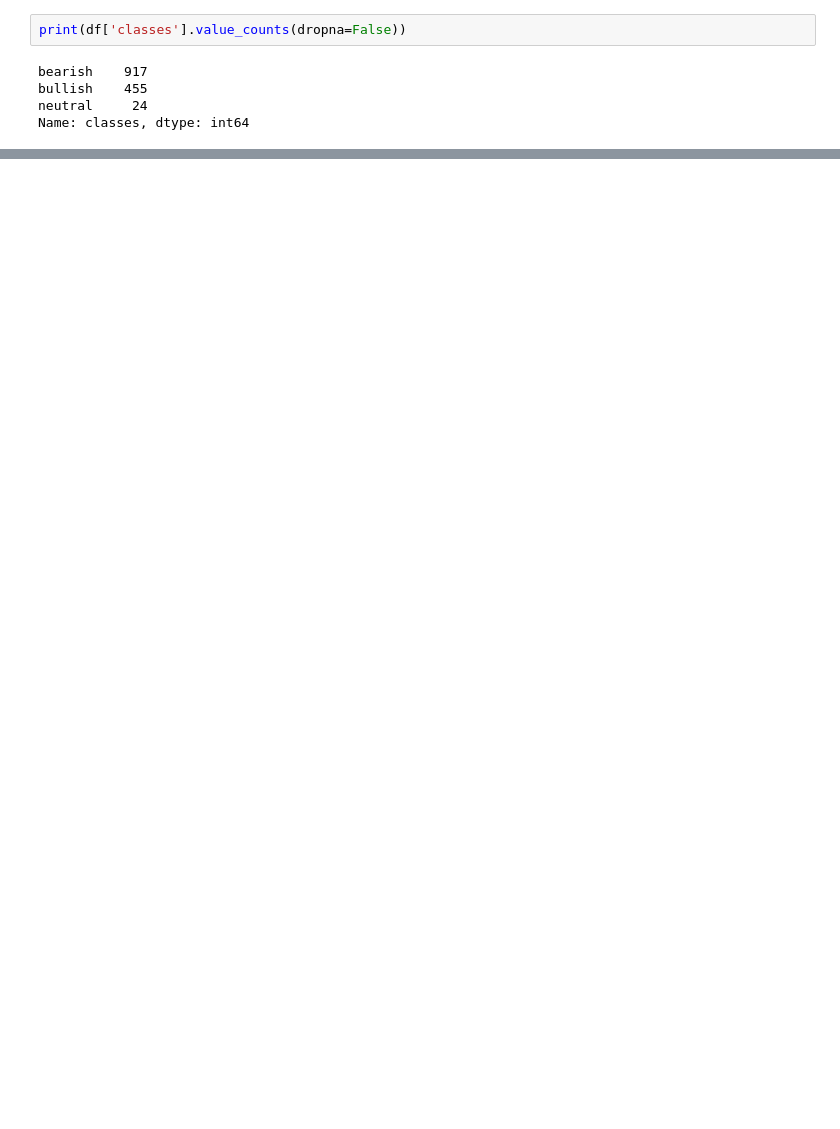
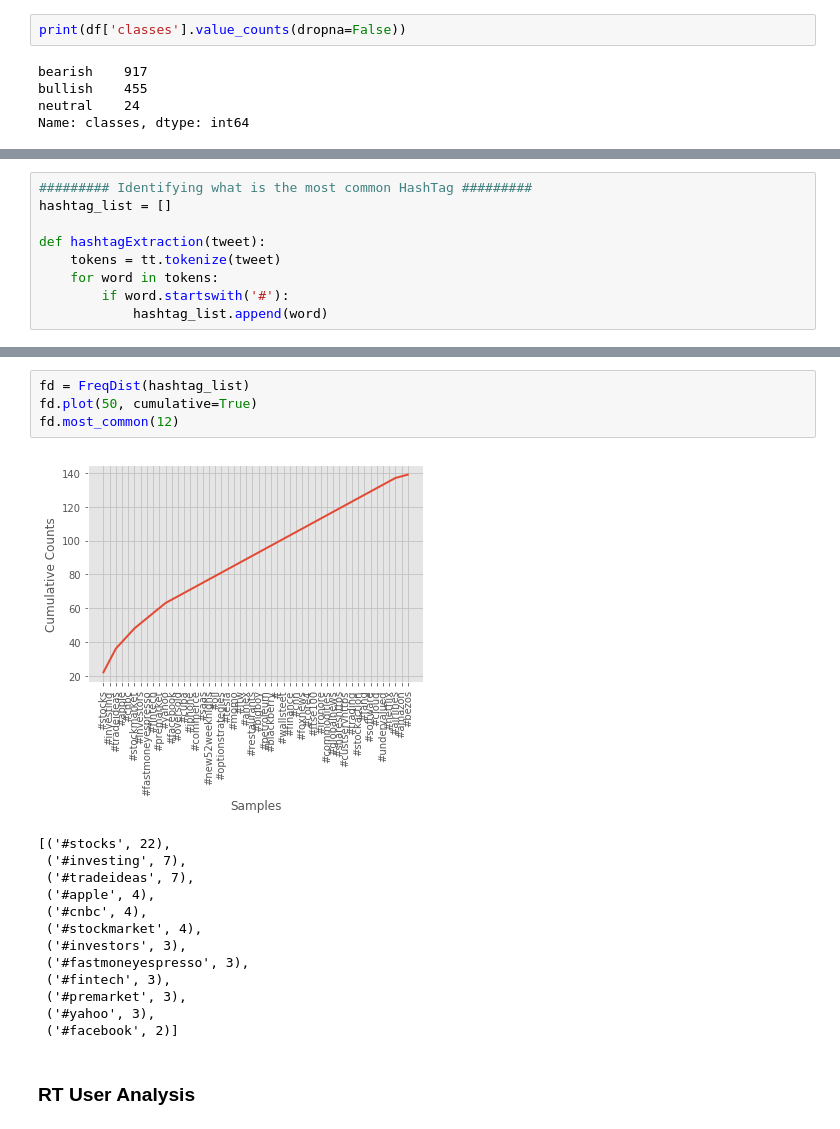
Before and after one commit to LauZiQuan/NaturalLanguageProcessingWorkshop, a Jupyter notebook: Natural Language Processing Workshop Ex 2.ipynb, the cells around one changed output, grey strips where cells are left out. Saved outputs shown, nothing was run; the diff lists cells and outputs as text; blank space fills up the shorter version.

```diff
--- a/Natural Language Processing Workshop Ex 2.ipynb
+++ b/Natural Language Processing Workshop Ex 2.ipynb
@@ -127,0 +185,9 @@ Name: classes, dtype: int64
+# %%
+######### Identifying what is the most common HashTag #########
+hashtag_list = []
+
+def hashtagExtraction(tweet):
+    tokens = tt.tokenize(tweet)
+    for word in tokens:
+        if word.startswith('#'):
+            hashtag_list.append(word)
@@ -127,0 +200,20 @@ Name: classes, dtype: int64
+# %%
+fd = FreqDist(hashtag_list)
+fd.plot(50, cumulative=True)
+fd.most_common(12)
+# %% [output]
+[figure, added]
+[('#stocks', 22),
+ ('#investing', 7),
+ ('#tradeideas', 7),
+ ('#apple', 4),
+ ('#cnbc', 4),
+ ('#stockmarket', 4),
+ ('#investors', 3),
+ ('#fastmoneyespresso', 3),
+ ('#fintech', 3),
+ ('#premarket', 3),
+ ('#yahoo', 3),
+ ('#facebook', 2)]
+# %% [markdown]
+### RT User Analysis
```
Also changed, not shown: parts of 31 cells of this notebook.
